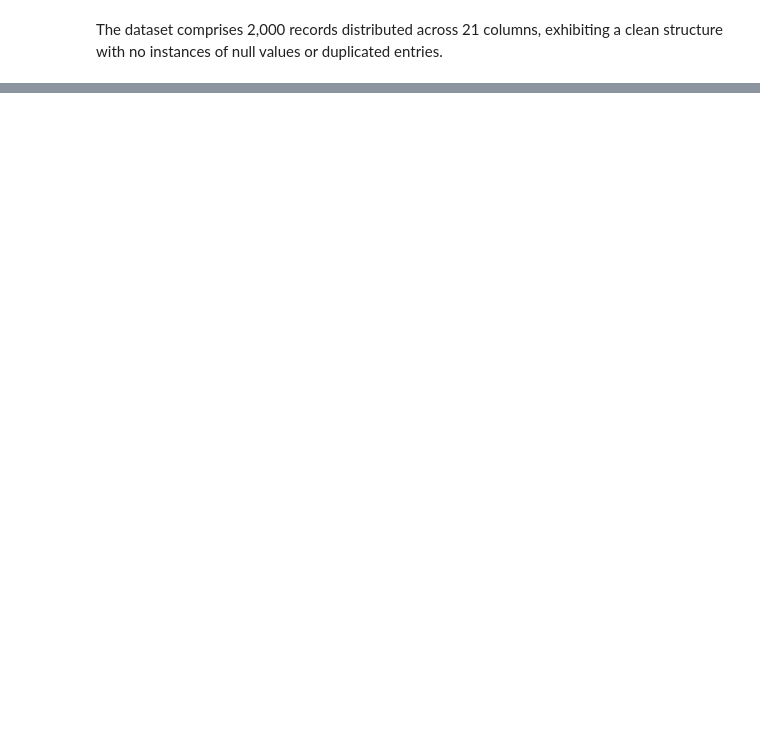
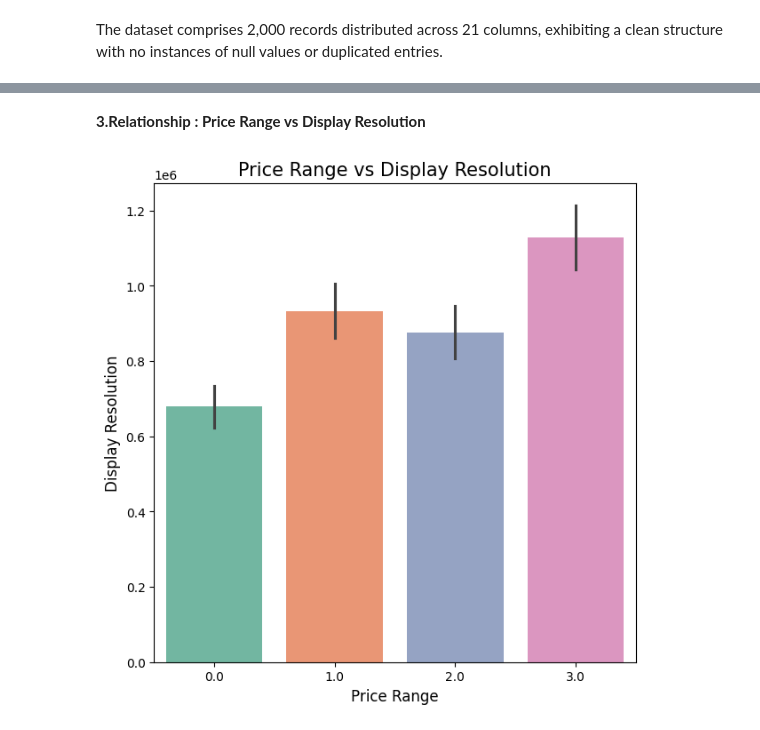
Before and after one commit to meabhaykr/Mobile-Price-Range-Prediction, a Jupyter notebook: Mobile_Price_Range_Prediction.ipynb, the cells around one changed output, grey strips where cells are left out. Saved outputs shown, nothing was run; the diff lists cells and outputs as text; code cells hidden in the pictures; blank space fills up the shorter version.

```diff
--- a/Mobile_Price_Range_Prediction.ipynb
+++ b/Mobile_Price_Range_Prediction.ipynb
@@ -438,0 +473,12 @@ The dataset comprises 2,000 records distributed across 21 columns, exhibiting a
+# %% [markdown]
+**3.Relationship : Price Range vs Display Resolution**
+# %%
+plt.figure(figsize=(7, 7))
+new_palette = sns.color_palette("Set2", n_colors=4)
+sns.barplot(x=mobile_df['price_range'], y=mobile_df['Total_Pixels'], palette=new_palette)
+plt.title('Price Range vs Display Resolution', size=15)
+plt.xlabel('Price Range', size=12)
+plt.ylabel('Display Resolution', size=12)
+plt.show()
+# %% [output]
+[figure, added]
```
Also changed, not shown: parts of 31 cells of this notebook.
